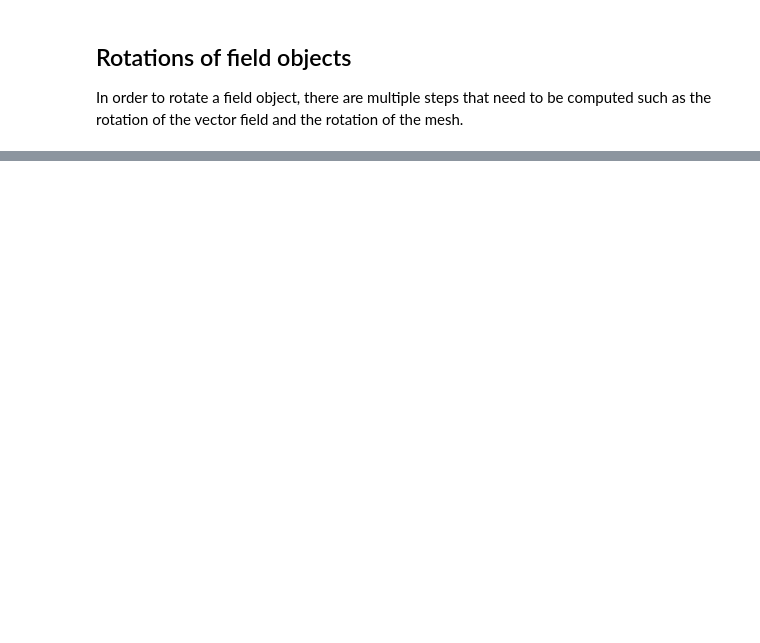
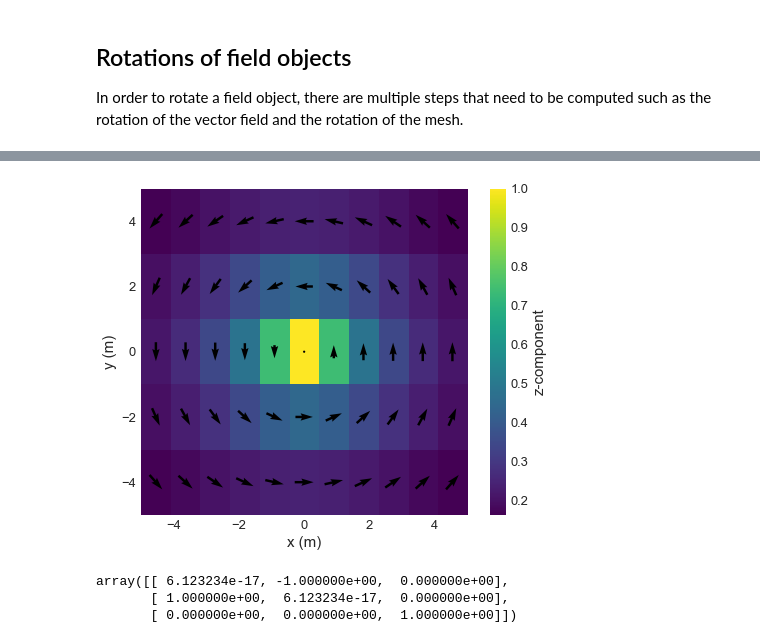
Before and after one commit to ubermag/discretisedfield, a Jupyter notebook: dev/rotations.ipynb, the cells around one changed output, grey strips where cells are left out. Saved outputs shown, nothing was run; the diff lists cells and outputs as text; code cells hidden in the pictures; blank space fills up the shorter version.

```diff
--- a/dev/rotations.ipynb
+++ b/dev/rotations.ipynb
@@ -340,0 +326,9 @@ field.plane('z').mpl()
+# %%
+region = df.Region(p1=(-5, -5, 0), p2=(5, 5, 1))
+mesh = df.Mesh(region=region, n=(11,5,1))
+def mag(pos):
+    x, y, z = pos
+    return [-y,x,1]
+
+field = df.Field(mesh=mesh, dim=3, value=mag, norm=1)
+field.plane('z').mpl()
@@ -367,0 +365,11 @@ rotate_field(field, method, rot_dic=rot_dic, n=(61,61,61))
+# %%
+region = df.Region(p1=(-5, -5, 0), p2=(5, 5, 1))
+mesh = df.Mesh(region=region, n=(11,5,1))
+def mag(pos):
+    x, y, z = pos
+    return [-y,x,1]
+
+field = df.Field(mesh=mesh, dim=3, value=mag, norm=1)
+field.plane('z').mpl()
+# %% [output]
+[figure, added]
@@ -367,0 +378,6 @@ rotate_field(field, method, rot_dic=rot_dic, n=(61,61,61))
+# %%
+rfield._rotation_matrix
+# %% [output]
+array([[ 6.123234e-17, -1.000000e+00,  0.000000e+00],
+       [ 1.000000e+00,  6.123234e-17,  0.000000e+00],
+       [ 0.000000e+00,  0.000000e+00,  1.000000e+00]])
```
Also changed, not shown: parts of 43 cells of this notebook, 2 other files.
